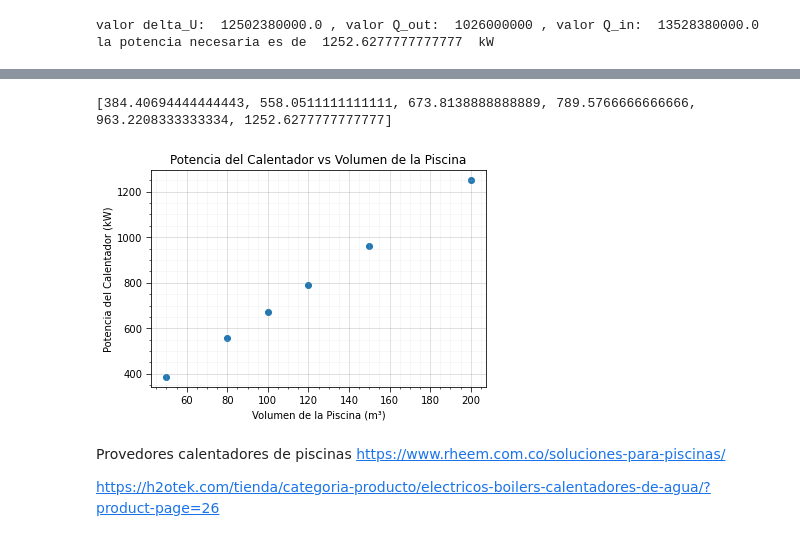
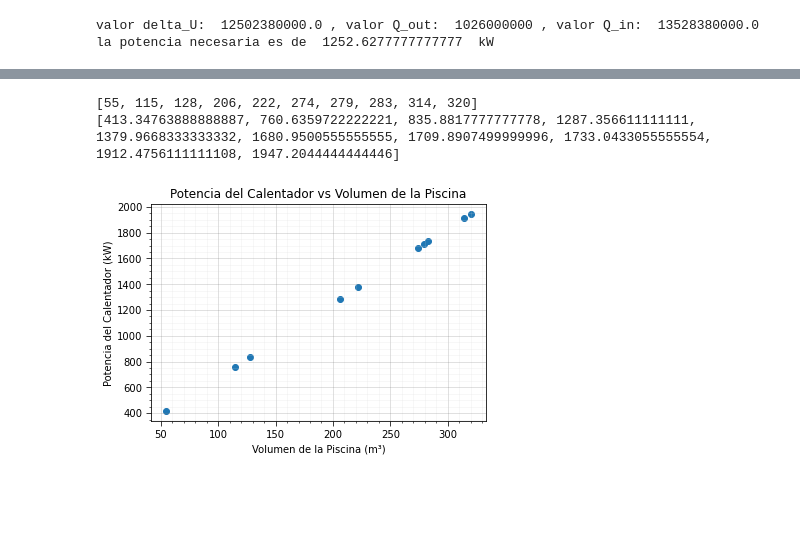
Before and after one commit to Cricea/Cricea-Notebooks, a Jupyter notebook: Termofluidos 1/Parcial 1 Termo.ipynb, the cells around one changed output, grey strips where cells are left out. Cells and saved outputs as stored; diff of their text form; code cells hidden in the pictures; blank space fills up the shorter version.

```diff
--- a/Termofluidos 1/Parcial 1 Termo.ipynb
+++ b/Termofluidos 1/Parcial 1 Termo.ipynb
@@ -185,36 +223,34 @@ def calcular_potencia_v(volumen:float):
     #eficiencia = (delta_U/Q_in)* 100
     #print(f'La potencia del calentador necesaria es de {potencia_calentador:.2f} vatios y la eficiencia es de {eficiencia} %')
     return potencia_calentador
-
-# Definimos una lista de volúmenes de piscina a considerar
-volumenes = [50, 80, 100, 120, 150, 200]  # m³
-
-# Calculamos la potencia del calentador para cada volumen
-potencias = []
-for vol in volumenes:
-    potencia=calcular_potencia_v(vol)
-    potencias.append(potencia)
-print(potencias)
-# Graficamos
-plt.scatter(volumenes, potencias)
-plt.xlabel('Volumen de la Piscina (m³)')
-plt.ylabel('Potencia del Calentador (kW)')
-plt.title('Potencia del Calentador vs Volumen de la Piscina')
-plt.tick_params(direction='out', length=5, width=0.75, grid_alpha=0.3)
-plt.xticks(rotation=0)
-plt.minorticks_on()
-plt.ylim(None, None)
-plt.xlim(None, None)
-plt.grid(True)
-plt.grid(visible=True, which='major', color='grey', linestyle='-')
-plt.grid(visible=True, which='minor', color='lightgrey', linestyle='-', alpha=0.2)
-plt.tight_layout;
-plt.show()
-# %% [output]
-[384.40694444444443, 558.0511111111111, 673.8138888888889, 789.5766666666666, 963.2208333333334, 1252.6277777777777]
-[figure, removed]
-# %% [markdown]
-Provedores calentadores de piscinas
-https://www.rheem.com.co/soluciones-para-piscinas/
-
-https://h2otek.com/tienda/categoria-producto/electricos-boilers-calentadores-de-agua/?product-page=26
+# %%
+# Lista de volúmenes de piscina a considerar
+#volumenes = [50, 80, 100, 120, 150, 200]  # m³
+volumenes = aleatorios = [random.randint(50 ,320) for _ in range(10)]  # en m³
+volumenes.sort(reverse=False)
+print(volumenes)
+# Calculamos la potencia del calentador para cada volumen
+potencias = []
+for vol in volumenes:
+    potencia=calcular_potencia_v(vol)
+    potencias.append(potencia)
+print(potencias)
+# Graficamos
+plt.scatter(volumenes, potencias)
+plt.xlabel('Volumen de la Piscina (m³)')
+plt.ylabel('Potencia del Calentador (kW)')
+plt.title('Potencia del Calentador vs Volumen de la Piscina')
+plt.tick_params(direction='out', length=5, width=0.75, grid_alpha=0.3)
+plt.xticks(rotation=0)
+plt.minorticks_on()
+plt.ylim(None, None)
+plt.xlim(None, None)
+plt.grid(True)
+plt.grid(visible=True, which='major', color='grey', linestyle='-')
+plt.grid(visible=True, which='minor', color='lightgrey', linestyle='-', alpha=0.2)
+plt.tight_layout;
+plt.show()
+# %% [output]
+[55, 115, 128, 206, 222, 274, 279, 283, 314, 320]
+[413.34763888888887, 760.6359722222221, 835.8817777777778, 1287.356611111111, 1379.9668333333332, 1680.9500555555555, 1709.8907499999996, 1733.0433055555554, 1912.4756111111108, 1947.2044444444446]
+[figure, added]
```
Also changed, not shown: parts of 7 cells of this notebook, 1 other file.
